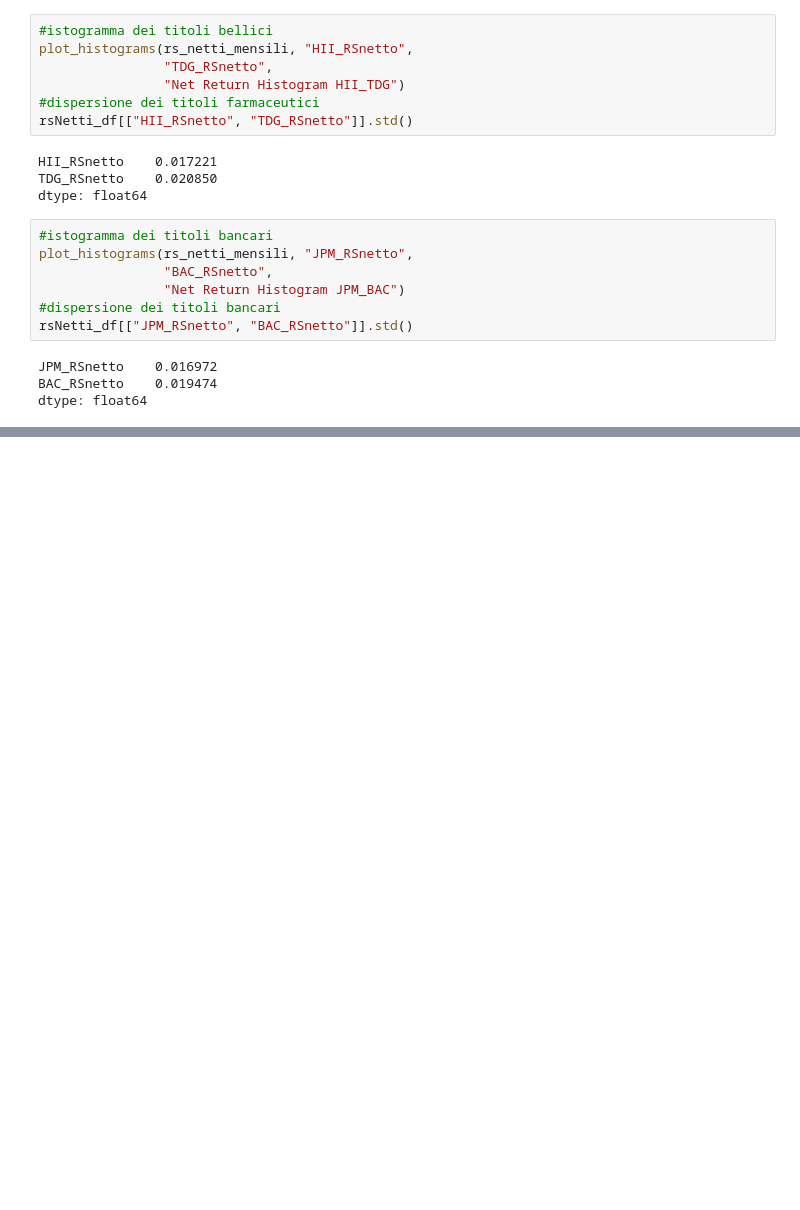
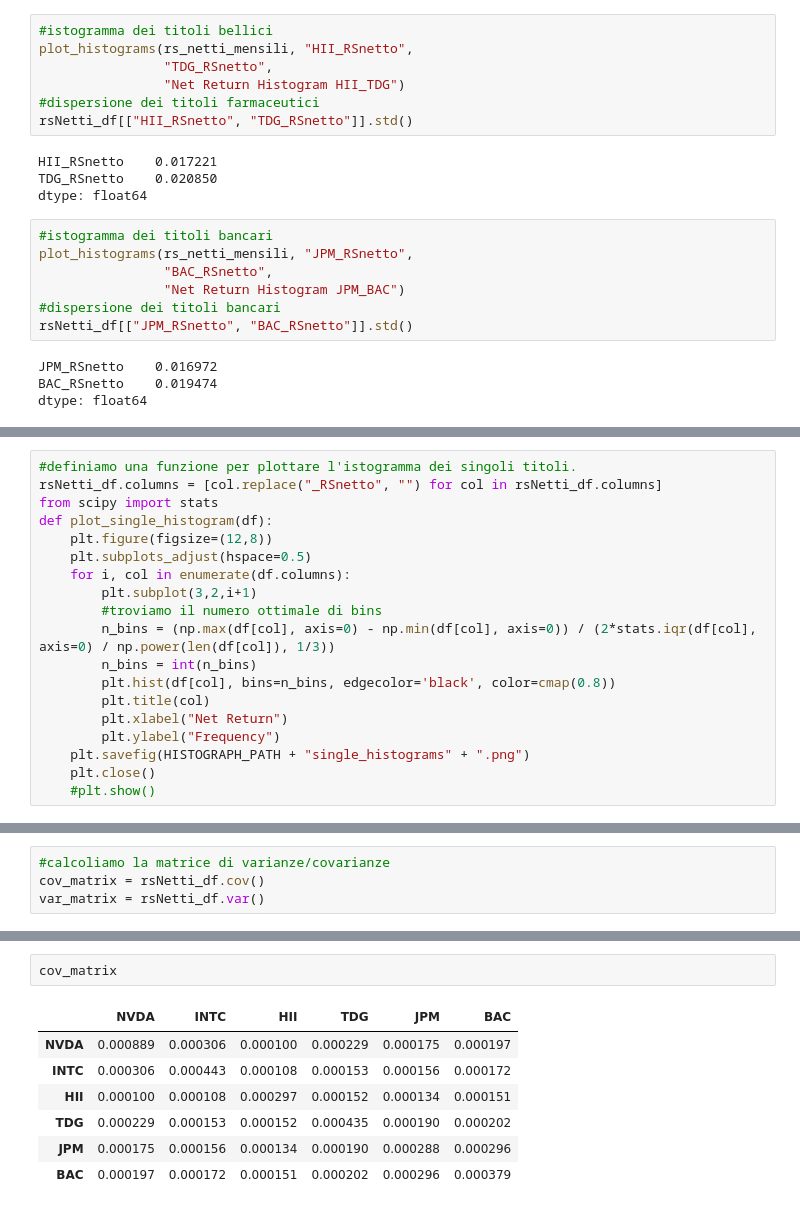
Before and after one commit to IlRickIs/BISF-project, a Jupyter notebook: project.ipynb, the cells around one changed output, grey strips where cells are left out. Cells and saved outputs as stored; diff of their text form; blank space fills up the shorter version.

```diff
--- a/project.ipynb
+++ b/project.ipynb
@@ -280,0 +278,19 @@ dtype: float64
+# %%
+#definiamo una funzione per plottare l'istogramma dei singoli titoli.
+rsNetti_df.columns = [col.replace("_RSnetto", "") for col in rsNetti_df.columns]
+from scipy import stats
+def plot_single_histogram(df):
+    plt.figure(figsize=(12,8))
+    plt.subplots_adjust(hspace=0.5)
+    for i, col in enumerate(df.columns):
+        plt.subplot(3,2,i+1)
+        #troviamo il numero ottimale di bins
+        n_bins = (np.max(df[col], axis=0) - np.min(df[col], axis=0)) / (2*stats.iqr(df[col], axis=0) / np.power(len(df[col]), 1/3))
+        n_bins = int(n_bins)
+        plt.hist(df[col], bins=n_bins, edgecolor='black', color=cmap(0.8))
+        plt.title(col)
+        plt.xlabel("Net Return")
+        plt.ylabel("Frequency")
+    plt.savefig(HISTOGRAPH_PATH + "single_histograms" + ".png")
+    plt.close()
+    #plt.show()
@@ -280,0 +345,4 @@ dtype: float64
+# %%
+#calcoliamo la matrice di varianze/covarianze
+cov_matrix = rsNetti_df.cov()
+var_matrix = rsNetti_df.var()
@@ -280,0 +359,10 @@ dtype: float64
+# %%
+cov_matrix
+# %% [output]
+|  | NVDA | INTC | HII | TDG | JPM | BAC |
+| NVDA | 0.000889 | 0.000306 | 0.000100 | 0.000229 | 0.000175 | 0.000197 |
+| INTC | 0.000306 | 0.000443 | 0.000108 | 0.000153 | 0.000156 | 0.000172 |
+| HII | 0.000100 | 0.000108 | 0.000297 | 0.000152 | 0.000134 | 0.000151 |
+| TDG | 0.000229 | 0.000153 | 0.000152 | 0.000435 | 0.000190 | 0.000202 |
+| JPM | 0.000175 | 0.000156 | 0.000134 | 0.000190 | 0.000288 | 0.000296 |
+| BAC | 0.000197 | 0.000172 | 0.000151 | 0.000202 | 0.000296 | 0.000379 |
```
Also changed, not shown: parts of 16 cells of this notebook, 1 other file.
